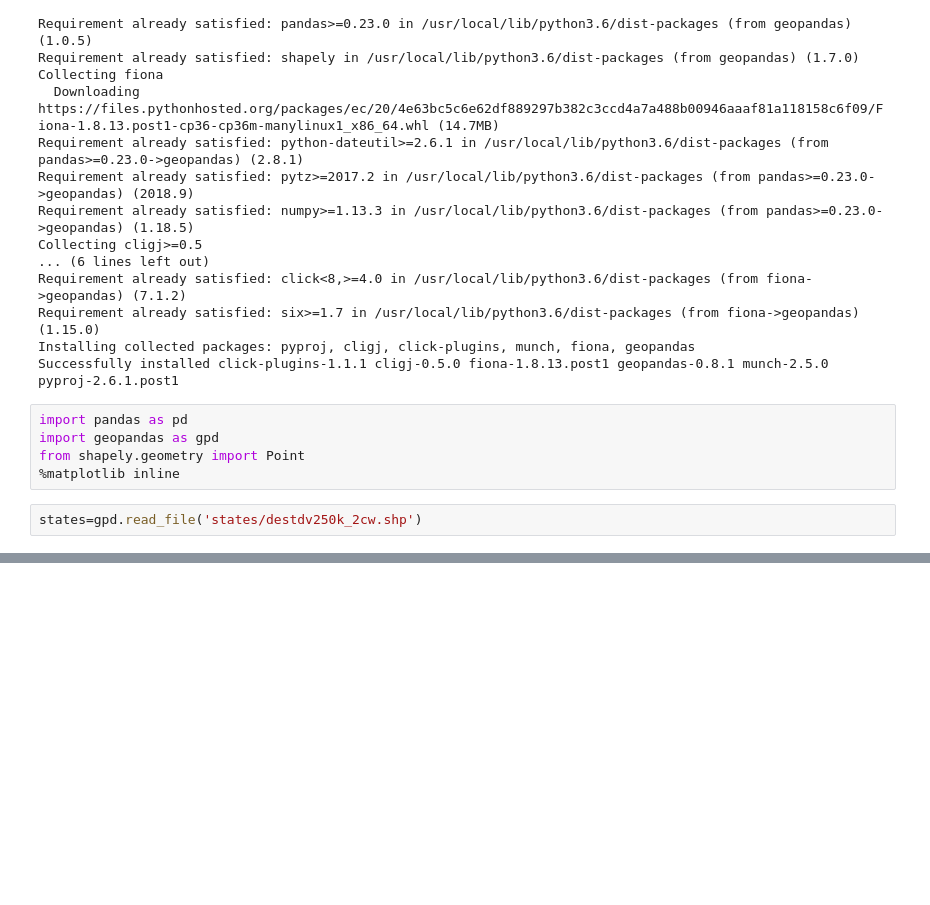
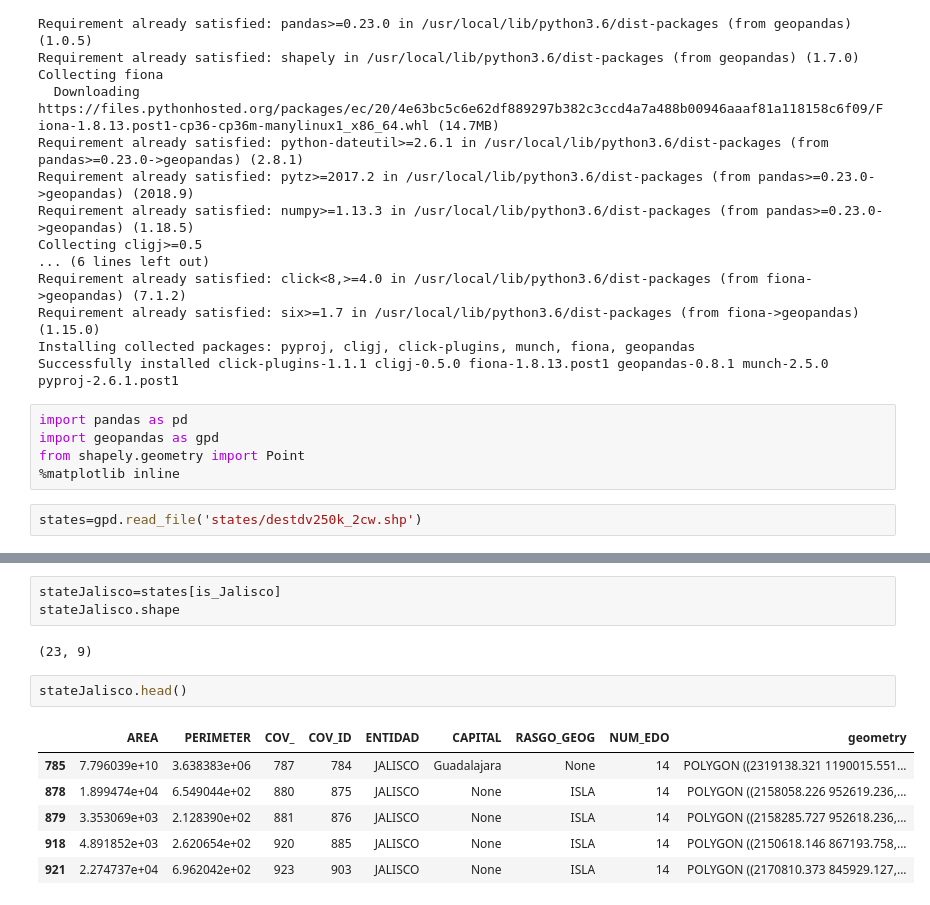
Before and after one commit to carlosdan8co/IntroToGEODataFrames, a Jupyter notebook: IntroToGEODataframes.ipynb, the cells around one changed output, grey strips where cells are left out. Cells and saved outputs as stored; diff of their text form; blank space fills up the shorter version.

```diff
--- a/IntroToGEODataframes.ipynb
+++ b/IntroToGEODataframes.ipynb
@@ -83,0 +116,14 @@ states.head()
+# %%
+stateJalisco=states[is_Jalisco]
+stateJalisco.shape
+# %% [output]
+(23, 9)
+# %%
+stateJalisco.head()
+# %% [output]
+|  | AREA | PERIMETER | COV_ | COV_ID | ENTIDAD | CAPITAL | RASGO_GEOG | NUM_EDO | geometry |
+| 785 | 7.796039e+10 | 3.638383e+06 | 787 | 784 | JALISCO | Guadalajara | None | 14 | POLYGON ((2319138.321 1190015.551... |
+| 878 | 1.899474e+04 | 6.549044e+02 | 880 | 875 | JALISCO | None | ISLA | 14 | POLYGON ((2158058.226 952619.236,... |
+| 879 | 3.353069e+03 | 2.128390e+02 | 881 | 876 | JALISCO | None | ISLA | 14 | POLYGON ((2158285.727 952618.236,... |
+| 918 | 4.891852e+03 | 2.620654e+02 | 920 | 885 | JALISCO | None | ISLA | 14 | POLYGON ((2150618.146 867193.758,... |
+| 921 | 2.274737e+04 | 6.962042e+02 | 923 | 903 | JALISCO | None | ISLA | 14 | POLYGON ((2170810.373 845929.127,... |
```
Also changed, not shown: parts of 7 cells of this notebook.
